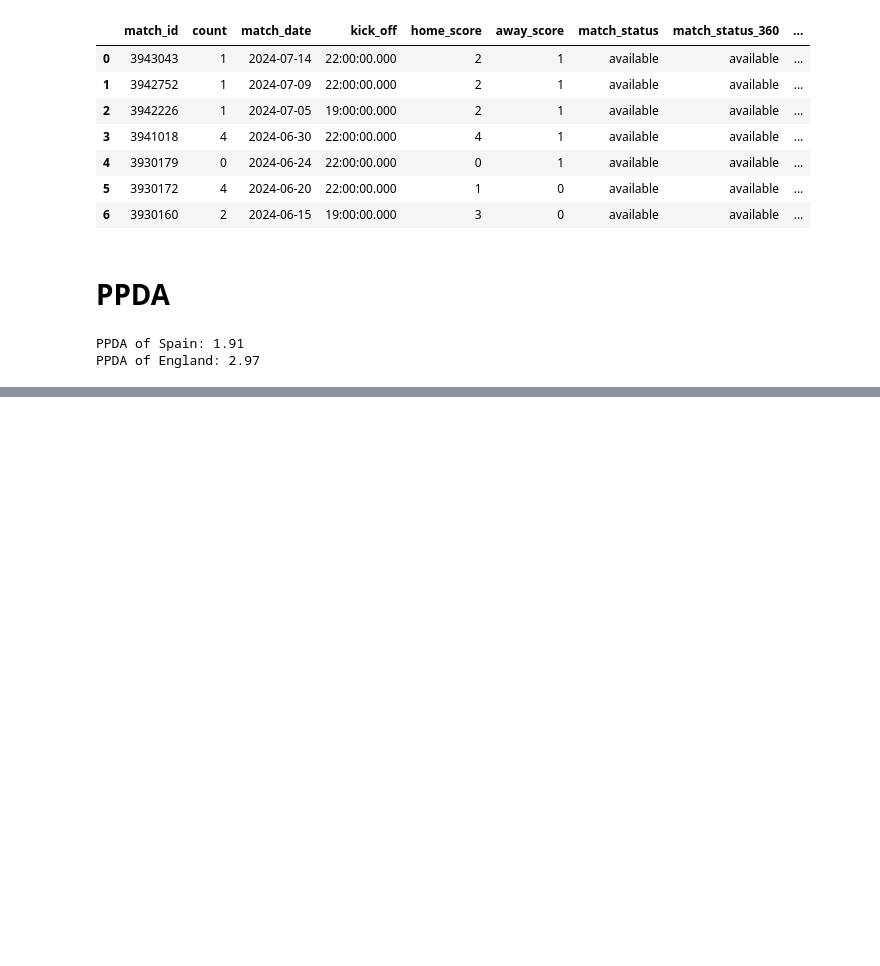
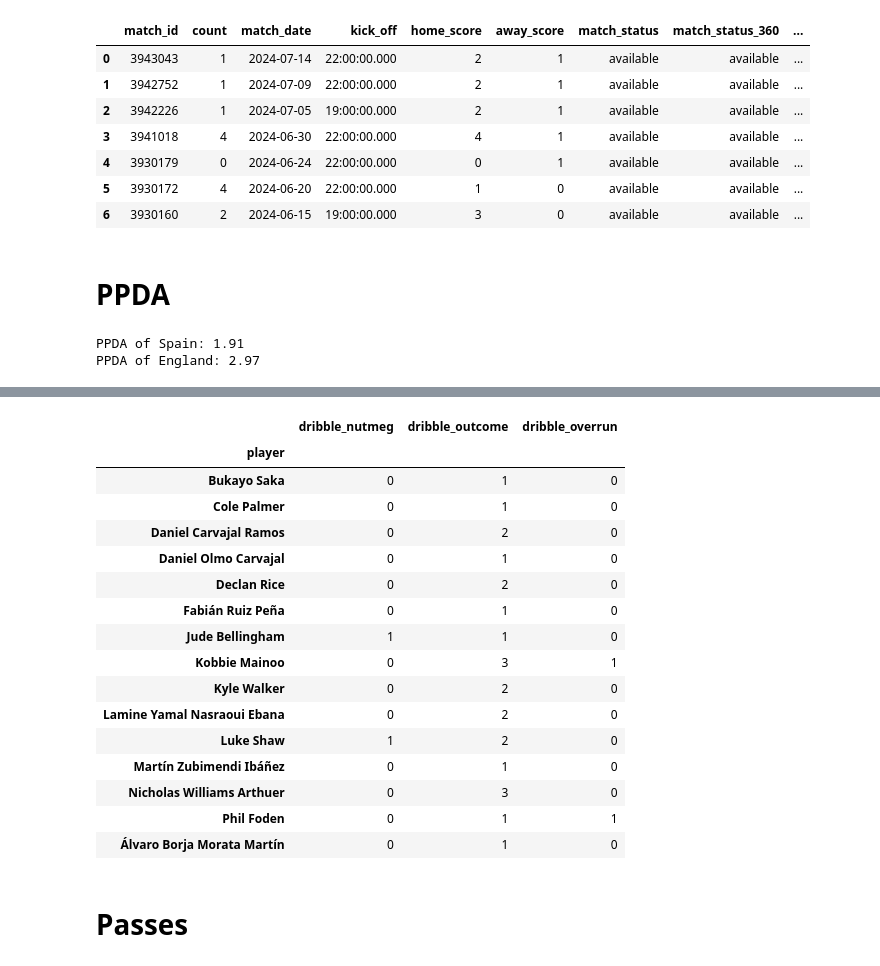
Before and after one commit to francisco-kim/footballAnalysis, a Jupyter notebook: statsbomb.ipynb, the cells around one changed output, grey strips where cells are left out. Saved outputs shown, nothing was run; the diff lists cells and outputs as text; code cells hidden in the pictures; blank space fills up the shorter version.

```diff
--- a/statsbomb.ipynb
+++ b/statsbomb.ipynb
@@ -1512,0 +1580,25 @@ PPDA of England: 2.97
+# %%
+#dfRaw[dfRaw['type'].isin(['Carry'])].filter(like='dribble')
+#dfRaw.filter(like='dribble')
+#dfRaw[dfRaw['type'].isin(['Carry'])].filter(like='dribble').groupby('player').count()
+dfRaw[dfRaw['dribble_outcome'].notna()].groupby('player').count().filter(like='dribble')
+# %% [output]
+|  | dribble_nutmeg | dribble_outcome | dribble_overrun |
+| player |  |  |  |
+| Bukayo Saka | 0 | 1 | 0 |
+| Cole Palmer | 0 | 1 | 0 |
+| Daniel Carvajal Ramos | 0 | 2 | 0 |
+| Daniel Olmo Carvajal | 0 | 1 | 0 |
+| Declan Rice | 0 | 2 | 0 |
+| Fabián Ruiz Peña | 0 | 1 | 0 |
+| Jude Bellingham | 1 | 1 | 0 |
+| Kobbie Mainoo | 0 | 3 | 1 |
+| Kyle Walker | 0 | 2 | 0 |
+| Lamine Yamal Nasraoui Ebana | 0 | 2 | 0 |
+| Luke Shaw | 1 | 2 | 0 |
+| Martín Zubimendi Ibáñez | 0 | 1 | 0 |
+| Nicholas Williams Arthuer | 0 | 3 | 0 |
+| Phil Foden | 0 | 1 | 1 |
+| Álvaro Borja Morata Martín | 0 | 1 | 0 |
+# %% [markdown]
+# Passes
```
Also changed, not shown: parts of 8 cells of this notebook.
